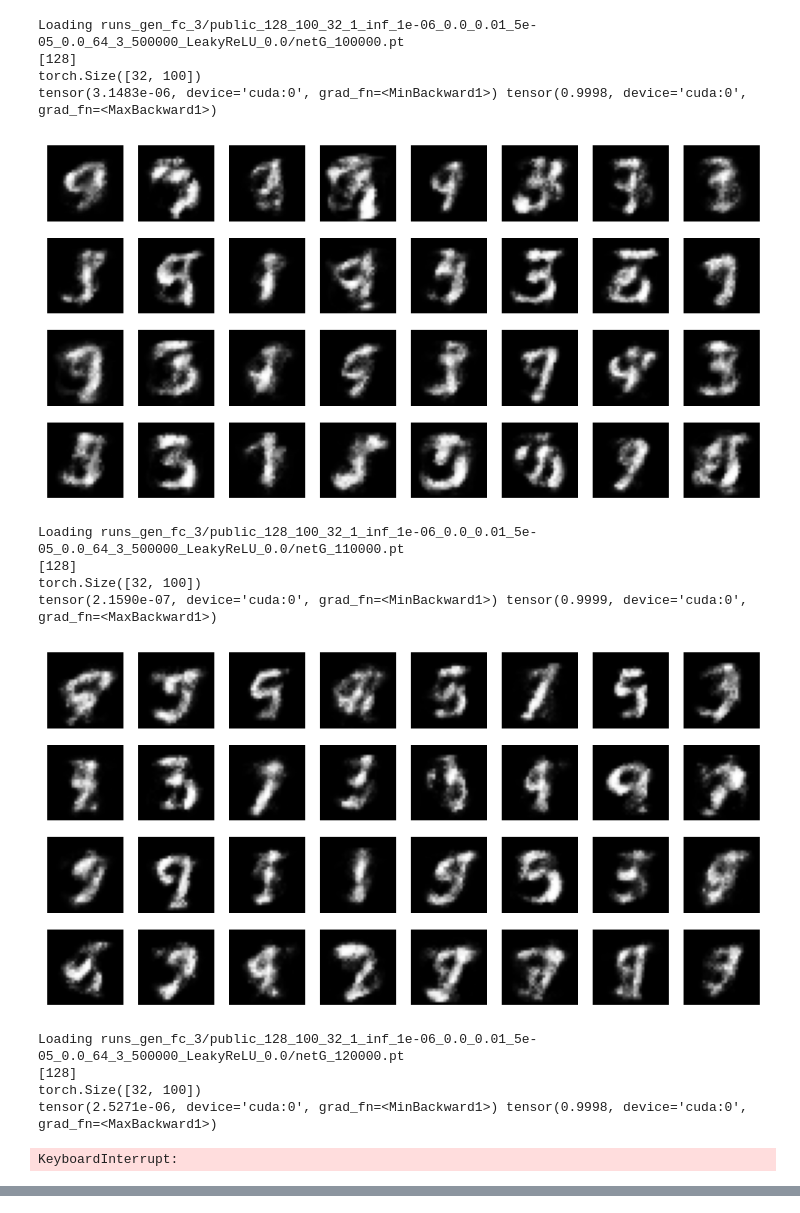
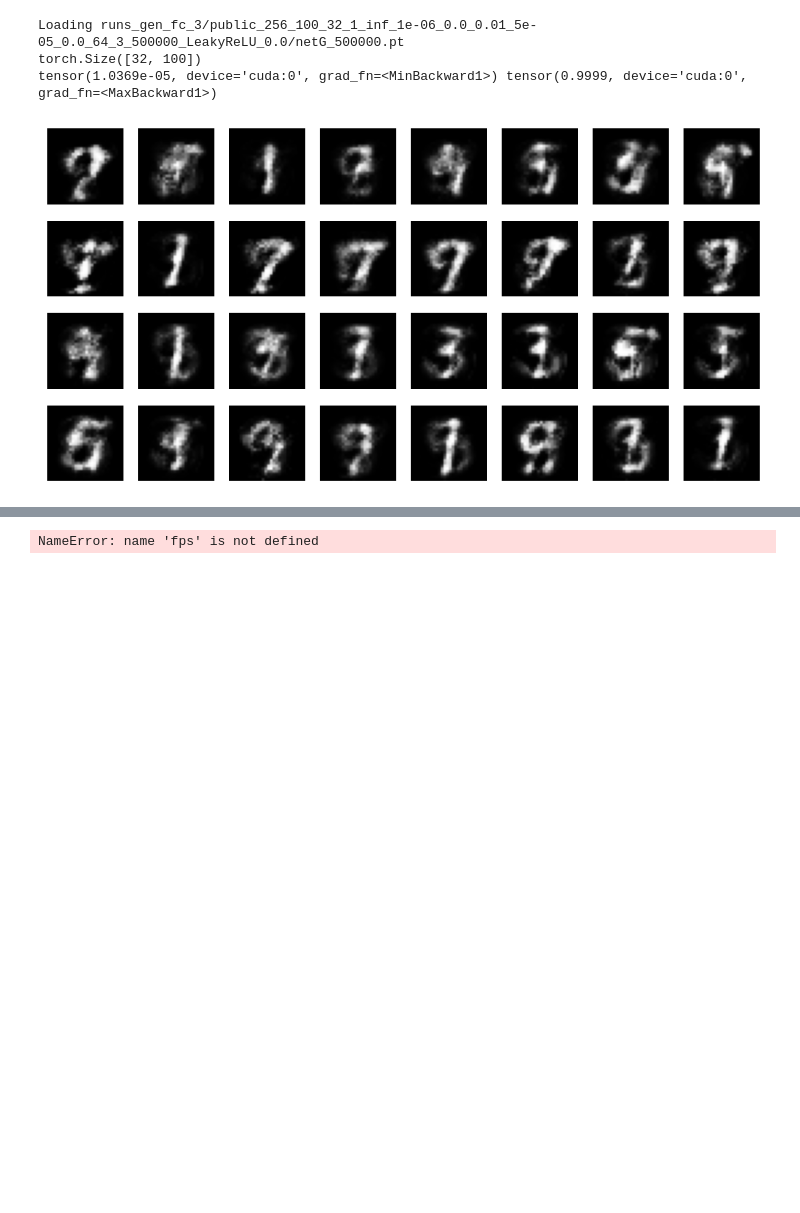
Before and after one commit to JasonTang99/p2, a Jupyter notebook: testing.ipynb, the cells around one changed output, grey strips where cells are left out. Saved outputs shown, nothing was run; the diff lists cells and outputs as text; code cells hidden in the pictures; blank space fills up the shorter version.

```diff
--- a/testing.ipynb
+++ b/testing.ipynb
@@ -50,37 +50,27 @@ def generate_samples(G, args):
 # %%
 # Load the generator
 # run_id = "/home/jason/p2/runs/private_16-12_100_32_1_inf_1e-06_0.0_0.01_0.0001_0.5_64_5_200000_LeakyReLU" # decent
 run_id = "/home/jason/p2/runs/private_16-12_100_32_1_inf_1e-06_0.4_0.005_0.0001_0.5_64_4_500000_LeakyReLU" # better
 run_id = "/home/jason/p2/runs/16-12_100_32_1_38.0_1e-06_0.05_0.01_0.0001_0.5_64_5_200000_LeakyReLU" # somewhat reasonable noised
 run_id = "/home/jason/p2/runs_gen_fc_3/public_128_100_32_1_inf_1e-06_0.0_0.01_5e-05_0.0_64_3_500000_LeakyReLU_0.0"
+run_id = "/home/jason/p2/runs_gen_fc_3/public_256_100_32_1_inf_1e-06_0.0_0.01_5e-05_0.0_64_3_500000_LeakyReLU_0.0"
 
 run_id = run_id.split("/")[-1]
 run_fp = os.path.join('runs_gen_fc_3/', run_id)
 args = parse_run_id(run_id)
 
-for i in range(100000, 500000 + 1, 10000):
+for i in range(500000, 500000 + 1, 10000):
     gen_fp = os.path.join(run_fp, 'netG_{}.pt'.format(i))
     if os.path.exists(gen_fp):
         print("Loading {}".format(gen_fp))
 
-        G = Generator_FC([128], args.nz).to(device)
+        G = Generator_FC([256], args.nz).to(device)
         G.load_state_dict(torch.load(gen_fp))
         G.eval()
 
         generate_samples(G, args)
 # %% [output]
-Loading runs_gen_fc_3/public_128_100_32_1_inf_1e-06_0.0_0.01_5e-05_0.0_64_3_500000_LeakyReLU_0.0/netG_100000.pt
-[128]
+Loading runs_gen_fc_3/public_256_100_32_1_inf_1e-06_0.0_0.01_5e-05_0.0_64_3_500000_LeakyReLU_0.0/netG_500000.pt
 torch.Size([32, 100])
-tensor(3.1483e-06, device='cuda:0', grad_fn=<MinBackward1>) tensor(0.9998, device='cuda:0', grad_fn=<MaxBackward1>)
+tensor(1.0369e-05, device='cuda:0', grad_fn=<MinBackward1>) tensor(0.9999, device='cuda:0', grad_fn=<MaxBackward1>)
-[figure, old version]
+[figure, new version]
-Loading runs_gen_fc_3/public_128_100_32_1_inf_1e-06_0.0_0.01_5e-05_0.0_64_3_500000_LeakyReLU_0.0/netG_110000.pt
-[128]
-torch.Size([32, 100])
-tensor(2.1590e-07, device='cuda:0', grad_fn=<MinBackward1>) tensor(0.9999, device='cuda:0', grad_fn=<MaxBackward1>)
-[figure, removed]
-Loading runs_gen_fc_3/public_128_100_32_1_inf_1e-06_0.0_0.01_5e-05_0.0_64_3_500000_LeakyReLU_0.0/netG_120000.pt
-[128]
-torch.Size([32, 100])
-tensor(2.5271e-06, device='cuda:0', grad_fn=<MinBackward1>) tensor(0.9998, device='cuda:0', grad_fn=<MaxBackward1>)
-KeyboardInterrupt:
@@ -162,6 +151,8 @@ for i in range(0, 100000 + 1, 20000):
         G.eval()
 
         generate_samples(G, args)
+# %% [output]
+NameError: name 'fps' is not defined
 # %%
 def plot_loss(run_fp):
     # Read loss.txt
```
Also changed, not shown: parts of 4 cells of this notebook, 11 other files.
